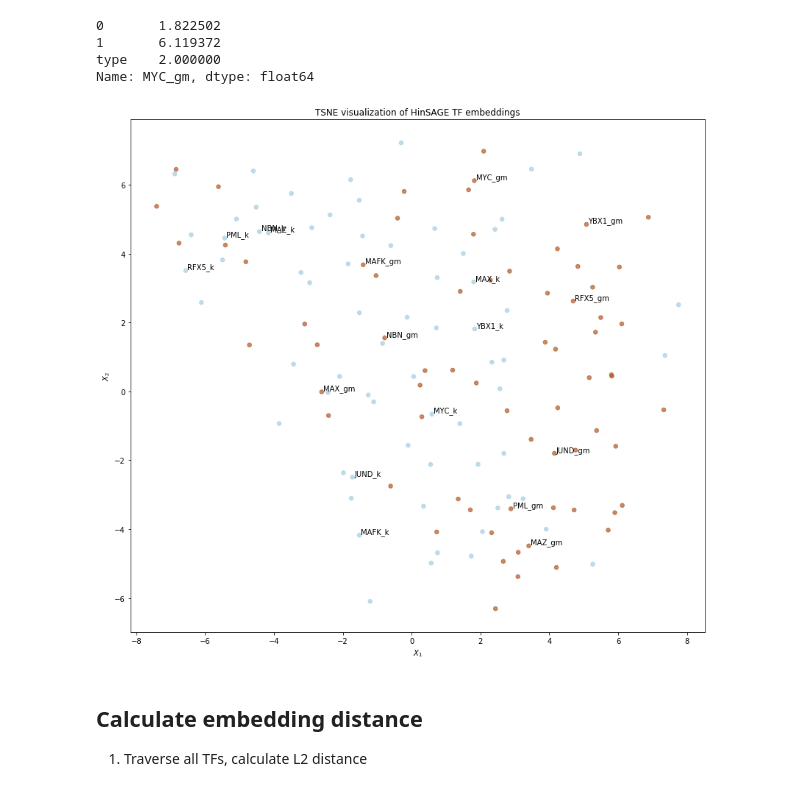
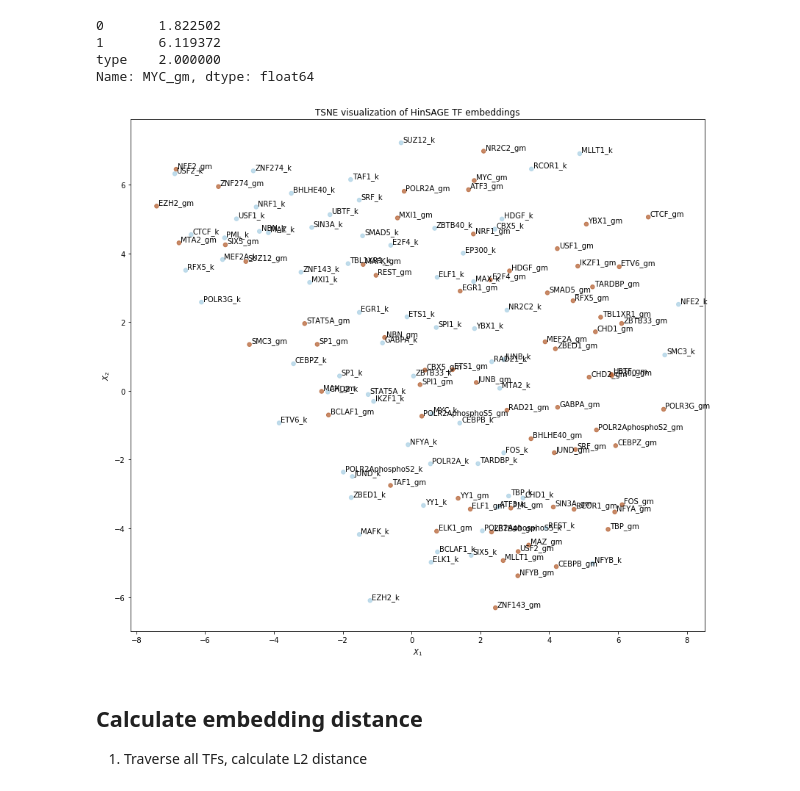
Before and after one commit to guomk/graph_embedding, a Jupyter notebook: script/dgi/explore_emb_tf.ipynb, the cells around one changed output. Saved outputs shown, nothing was run; the diff lists cells and outputs as text; code cells hidden in the pictures.

```diff
--- a/script/dgi/explore_emb_tf.ipynb
+++ b/script/dgi/explore_emb_tf.ipynb
@@ -74,34 +73,35 @@ Name: MYC_gm, dtype: float64
 # %%
 alpha = 0.7
 
 fig, ax = plt.subplots(figsize=(14, 14))
 ax.scatter(
     emb_transformed[0],
     emb_transformed[1],
     c=emb_transformed["type"],
     cmap="Paired",
     alpha=alpha,
     s=30
 )
 
 
 # mark out some nodes
 target_nodes = ['PML', 'NBN', 'MAZ', 'RFX5', 'YBX1', 'MAFK',  'JUND', 'MYC', 'MAX']
 target_txts = []
 for n in target_nodes:
     target_txts.append(n + '_k')
     target_txts.append(n + '_gm')
 
+TARGETS_ONLY = False
 for i, txt in enumerate(nodes):
     if txt in target_txts or not TARGETS_ONLY:
         ax.annotate(txt, (emb_transformed.iloc[i][0]+.05, emb_transformed.iloc[i][1]+.05))
 ax.set(aspect="equal", xlabel="$X_1$", ylabel="$X_2$")
 plt.title(f"TSNE visualization of HinSAGE TF embeddings")
 
 plt.savefig(f'./img/TF/{FILE_NAME}_TF.png', dpi=150)
 plt.show()
 # %% [output]
-[figure, old version]
+[figure, new version]
 # %% [markdown]
 ## Calculate embedding distance
 1. Traverse all TFs, calculate L2 distance
```
Also changed, not shown: parts of 1 cell of this notebook.
